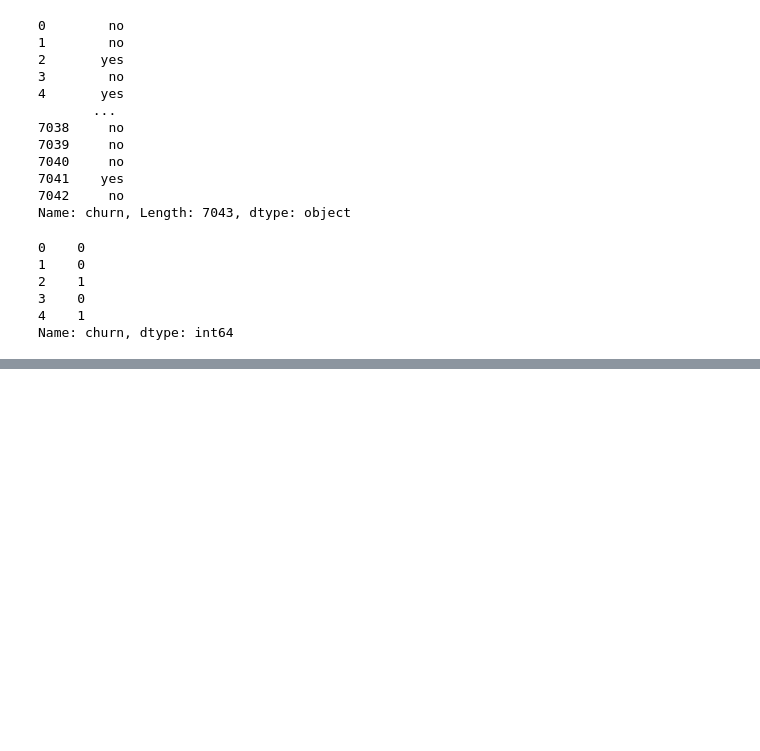
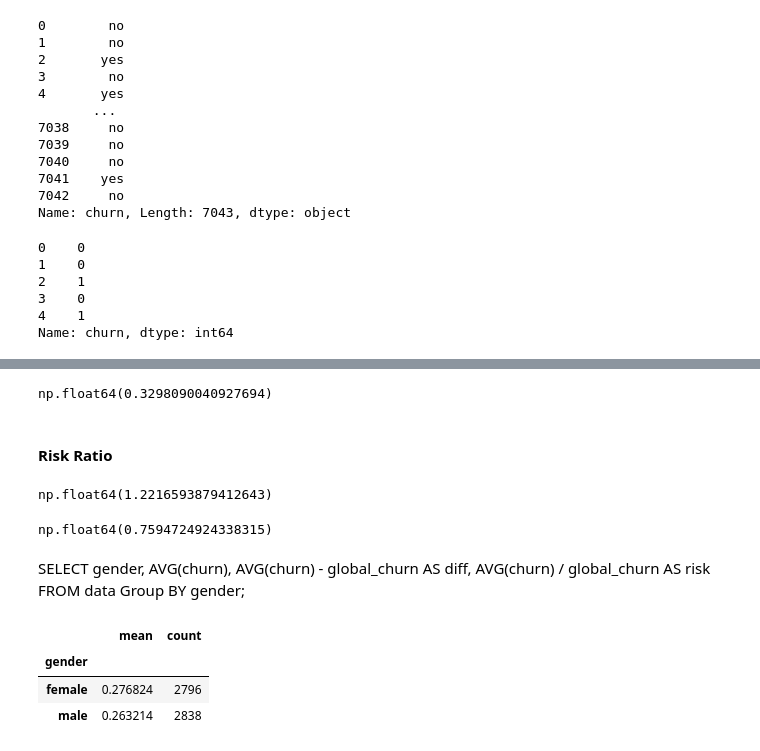
Before and after one commit to fenkhub/machine-learning-zoomcamp-homework, a Jupyter notebook: 03-Classification/01-churn-live.ipynb, the cells around one changed output, grey strips where cells are left out. Cells and saved outputs as stored; diff of their text form; code cells hidden in the pictures; blank space fills up the shorter version.

```diff
--- a/03-Classification/01-churn-live.ipynb
+++ b/03-Classification/01-churn-live.ipynb
@@ -181,0 +187,2 @@ df.churn = (df.churn == 'yes').astype(int)
+# %%
+df_full_train, df_test = train_test_split(df, test_size=0.2, random_state=1)
@@ -181,0 +318,32 @@ df.churn = (df.churn == 'yes').astype(int)
+# %%
+churn_no_partner = df_full_train[df_full_train.partner == 'no'].churn.mean()
+churn_no_partner
+# %% [output]
+np.float64(0.3298090040927694)
+# %% [markdown]
+#### Risk Ratio
+# %%
+churn_no_partner / global_churn
+# %% [output]
+np.float64(1.2216593879412643)
+# %%
+churn_partner / global_churn
+# %% [output]
+np.float64(0.7594724924338315)
+# %% [markdown]
+SELECT
+    gender,
+    AVG(churn),
+    AVG(churn) - global_churn AS diff,
+    AVG(churn) / global_churn AS risk
+FROM
+    data
+Group BY
+    gender;
+# %%
+df_full_train.groupby('gender').churn.agg(['mean', 'count'])
+# %% [output]
+|  | mean | count |
+| gender |  |  |
+| female | 0.276824 | 2796 |
+| male | 0.263214 | 2838 |
```
Also changed, not shown: parts of 27 cells of this notebook, 1 other file.
